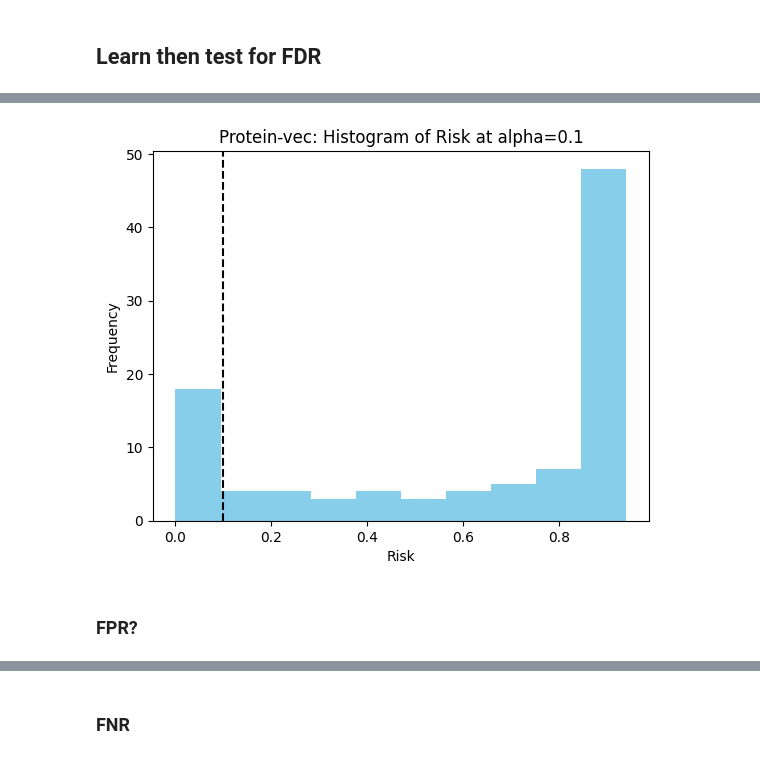
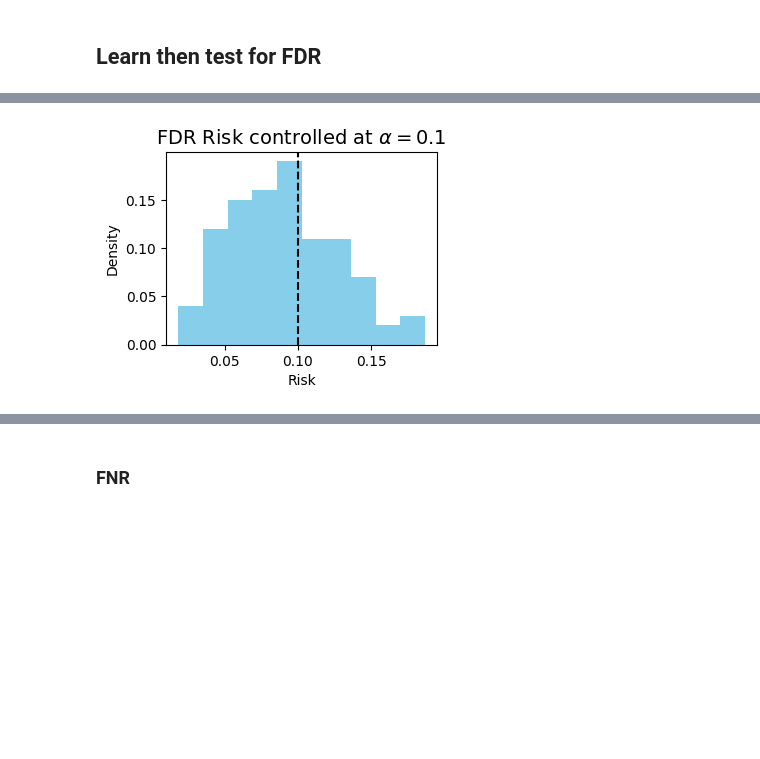
Before and after one commit to ronboger/conformal-protein-retrieval, a Jupyter notebook: pfam/analyze_protein_vec_results.ipynb, the cells around one changed output, grey strips where cells are left out. Saved outputs shown, nothing was run; the diff lists cells and outputs as text; code cells hidden in the pictures; blank space fills up the shorter version.

```diff
--- a/pfam/analyze_protein_vec_results.ipynb
+++ b/pfam/analyze_protein_vec_results.ipynb
@@ -14,8 +11,10 @@ from protein_conformal.util import *
 # %%
 # conformal_pfam.npy is a len 10,000 list of dictionaries of len 10,000 hits.
 # This isn't the most valid way to do this, because it incoporates proteins from the training set into calibration.
+
 # We chose to do this because the previous approach didn't have enough new examples to calibrate.
-data = np.load('/data/ron/protein-conformal/data/conformal_pfam_with_lookup_dataset.npy', allow_pickle=True)
+# data = np.load('/data/ron/protein-conformal/data/conformal_pfam_with_lookup_dataset.npy', allow_pickle=True)
+data = np.load('/data/ron/protein-conformal/data/pfam_new_proteins.npy', allow_pickle=True)
 print(len(data))
 print(len(data[0]['S_i']))
 # %% [output]
@@ -89,5 +115,5 @@ plt.savefig('/data/ron/protein-conformal/figs/pvec_error_rates_partial.pdf', for
 ## Learn then test for FDR
 # %%
 alpha = 0.1
-lhat, risk = get_thresh_FDR(labels, sims, alpha, delta=0.5, N=100)
-print(f'alpha={alpha}, lhat={lhat}, risk={risk}')
+lhat, risk_0 = get_thresh_FDR(labels, sims, alpha, delta=0.5, N=100)
+print(f'alpha={alpha}, lhat={lhat}, risk={risk_0}')
@@ -133,11 +166,13 @@ Text(0.5, 1.0, 'Protein-vec: Histogram of Thresholds')
 # %%
-plt.hist(np.array(risks), label='Risk', color='skyblue')
+plt.figure(figsize=(3.5, 2.5))
+weights = np.ones_like(risks)/float(len(risks))
+plt.hist(np.array(risks), weights=weights, label='Risk', color='skyblue')
 plt.axvline(alpha, color='black', linestyle='--')
-plt.xlabel('Risk')
-plt.ylabel('Frequency')
-plt.title(f'Protein-vec: Histogram of Risk at alpha={alpha}')
-plt.savefig('/data/ron/protein-conformal/data/pvec_risk_histogram.pdf', format='pdf', bbox_inches='tight')
+plt.xlabel('Risk', fontsize=10)
+plt.ylabel('Density', fontsize=10)
+plt.xticks(fontsize=10)
+plt.yticks(fontsize=10)
+plt.title(rf'FDR Risk controlled at $\alpha={alpha}$', fontsize=14)
+plt.savefig('/data/ron/protein-conformal/figs/pfam_new/fdr_control.pdf', format='pdf', bbox_inches='tight')
 # %% [output]
-[figure, old version]
+[figure, new version]
-# %% [markdown]
-### FPR?
```
Also changed, not shown: parts of 50 cells of this notebook, 12 other files.
